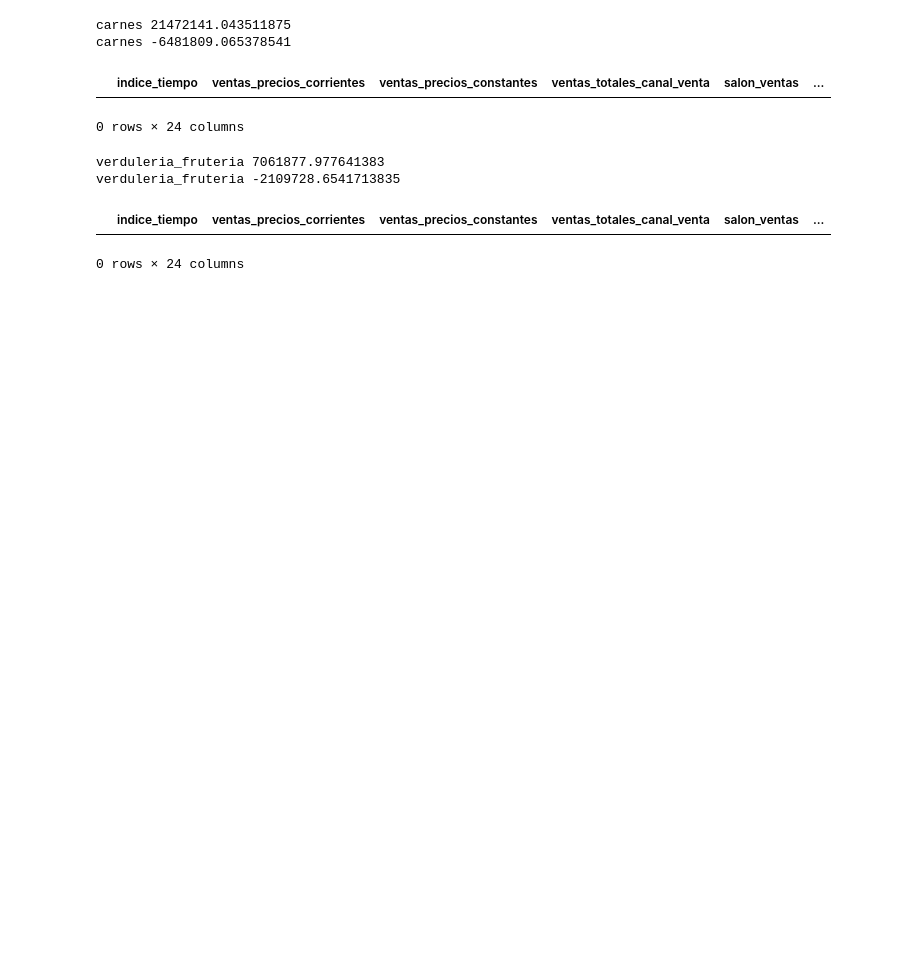
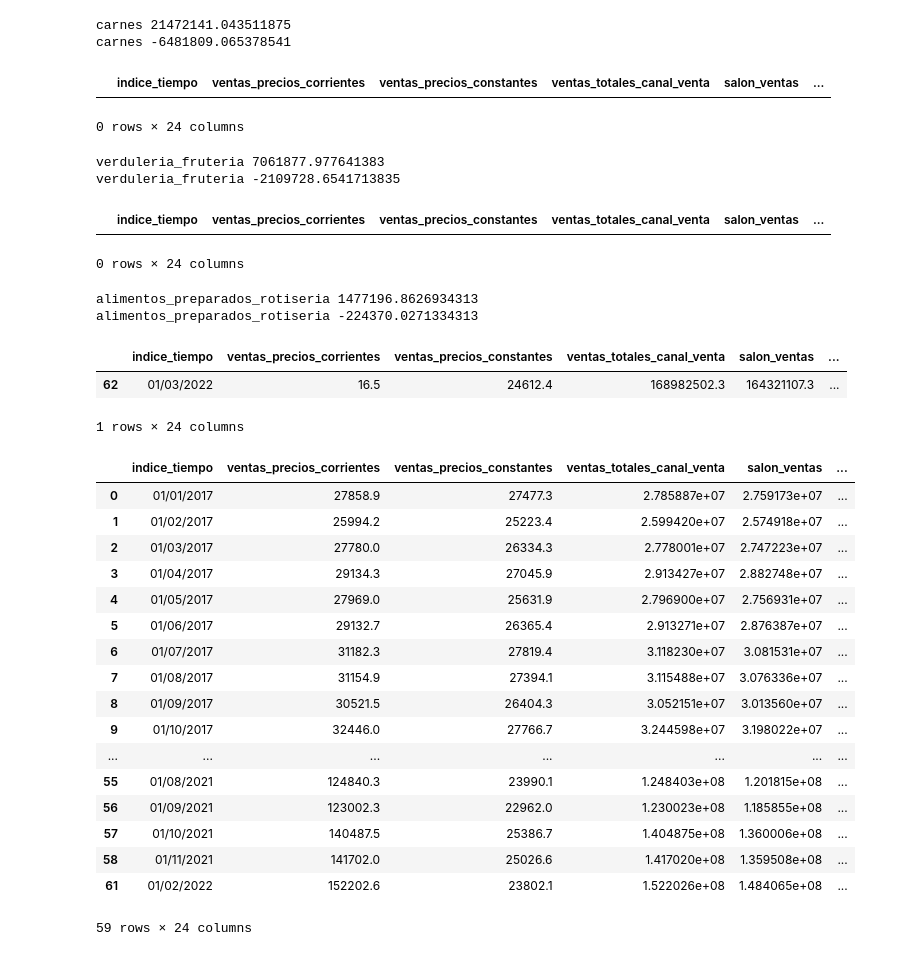
Before and after one commit to gabycantu/Actividad-3, a Jupyter notebook: actividad-3.ipynb, the cells around one changed output. Drawn from its saved outputs; the diff is of its cells as text; code cells hidden in the pictures; blank space fills up the shorter version.

Commit message:
Encontramos outliers y se sustituyen

```diff
--- a/actividad-3.ipynb
+++ b/actividad-3.ipynb
@@ -1014,6 +1014,47 @@ outliers
 # %% [output]
 |  | indice_tiempo | ventas_precios_corrientes | ventas_precios_constantes | ventas_totales_canal_venta | salon_ventas | ... |
 0 rows × 24 columns
+# %%
+#Encontrar valores extremos
+y=data["alimentos_preparados_rotiseria"]
+Limite_Superior= y.mean() + 3*y.std()
+Limite_Inferior= y.mean() - 3*y.std()
+print("alimentos_preparados_rotiseria", Limite_Superior)
+print("alimentos_preparados_rotiseria", Limite_Inferior)
+# %% [output]
+alimentos_preparados_rotiseria 1477196.8626934313
+alimentos_preparados_rotiseria -224370.0271334313
+# %%
+#Encontramos Ouliers
+outliers= data[(y>Limite_Superior)|(y<Limite_Inferior)]
+outliers
+# %% [output]
+|  | indice_tiempo | ventas_precios_corrientes | ventas_precios_constantes | ventas_totales_canal_venta | salon_ventas | ... |
+| 62 | 01/03/2022 | 16.5 | 24612.4 | 168982502.3 | 164321107.3 | ... |
+1 rows × 24 columns
+# %%
+#Se obtienen los datos limpios
+data= data[(y<=Limite_Superior)&(y>=Limite_Inferior)]
+data
+# %% [output]
+|  | indice_tiempo | ventas_precios_corrientes | ventas_precios_constantes | ventas_totales_canal_venta | salon_ventas | ... |
+| 0 | 01/01/2017 | 27858.9 | 27477.3 | 2.785887e+07 | 2.759173e+07 | ... |
+| 1 | 01/02/2017 | 25994.2 | 25223.4 | 2.599420e+07 | 2.574918e+07 | ... |
+| 2 | 01/03/2017 | 27780.0 | 26334.3 | 2.778001e+07 | 2.747223e+07 | ... |
+| 3 | 01/04/2017 | 29134.3 | 27045.9 | 2.913427e+07 | 2.882748e+07 | ... |
+| 4 | 01/05/2017 | 27969.0 | 25631.9 | 2.796900e+07 | 2.756931e+07 | ... |
+| 5 | 01/06/2017 | 29132.7 | 26365.4 | 2.913271e+07 | 2.876387e+07 | ... |
+| 6 | 01/07/2017 | 31182.3 | 27819.4 | 3.118230e+07 | 3.081531e+07 | ... |
+| 7 | 01/08/2017 | 31154.9 | 27394.1 | 3.115488e+07 | 3.076336e+07 | ... |
+| 8 | 01/09/2017 | 30521.5 | 26404.3 | 3.052151e+07 | 3.013560e+07 | ... |
+| 9 | 01/10/2017 | 32446.0 | 27766.7 | 3.244598e+07 | 3.198022e+07 | ... |
+| ... | ... | ... | ... | ... | ... | ... |
+| 55 | 01/08/2021 | 124840.3 | 23990.1 | 1.248403e+08 | 1.201815e+08 | ... |
+| 56 | 01/09/2021 | 123002.3 | 22962.0 | 1.230023e+08 | 1.185855e+08 | ... |
+| 57 | 01/10/2021 | 140487.5 | 25386.7 | 1.404875e+08 | 1.360006e+08 | ... |
+| 58 | 01/11/2021 | 141702.0 | 25026.6 | 1.417020e+08 | 1.359508e+08 | ... |
+| 61 | 01/02/2022 | 152202.6 | 23802.1 | 1.522026e+08 | 1.484065e+08 | ... |
+59 rows × 24 columns
 # %%
 
 verduleria_fruteria
```
